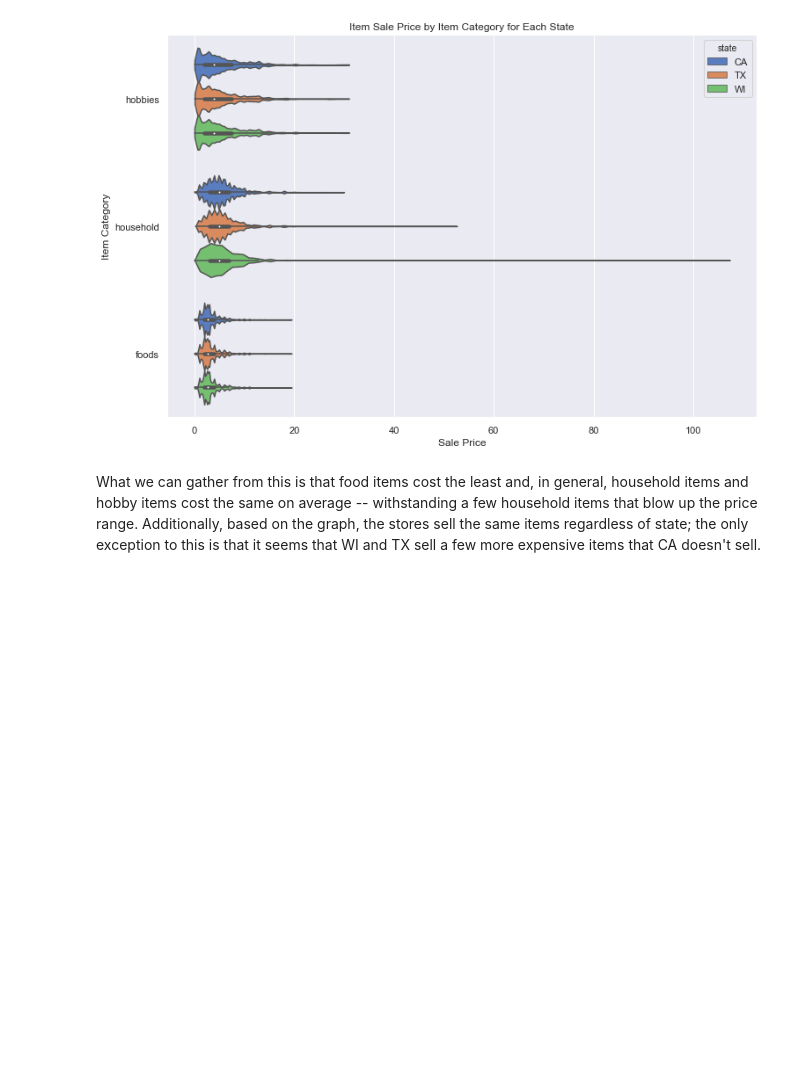
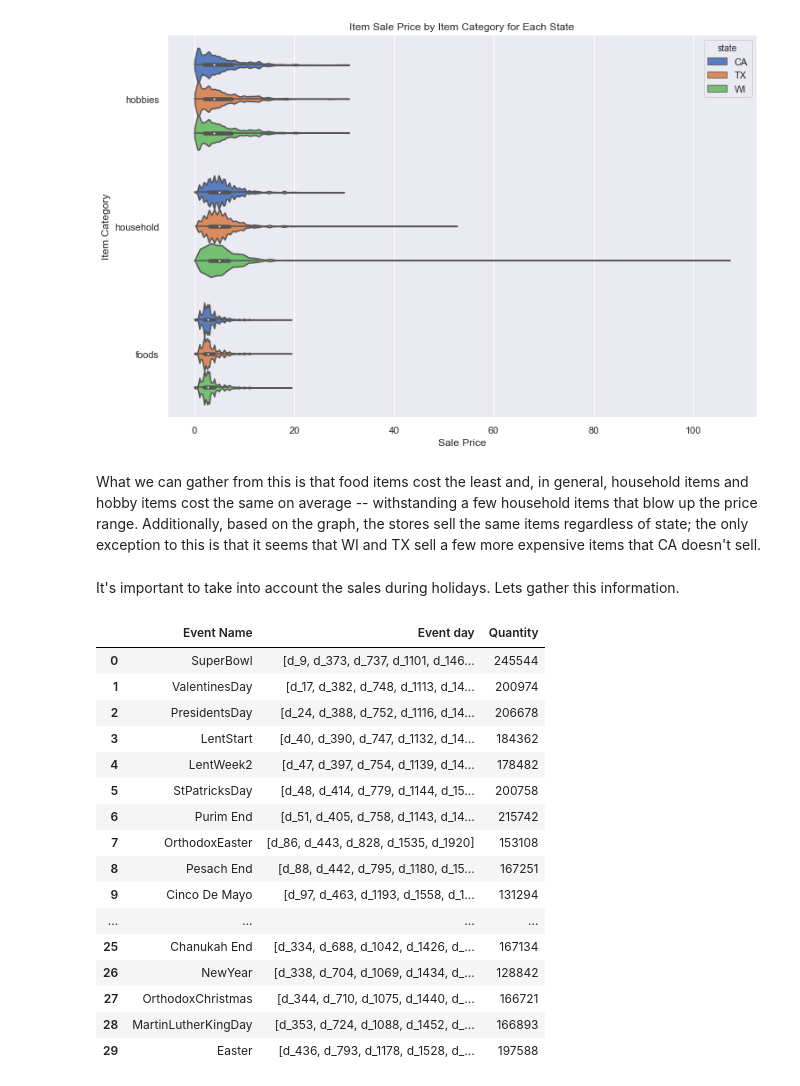
Before and after one commit to Luke-Gray/M5-Accuracy, a Jupyter notebook: M5 Basic EDA.ipynb, the cells around one changed output. Cells and saved outputs as stored; diff of their text form; code cells hidden in the pictures; blank space fills up the shorter version.

```diff
--- a/M5 Basic EDA.ipynb
+++ b/M5 Basic EDA.ipynb
@@ -307,3 +313,45 @@ Text(0.5, 1.0, 'Item Sale Price by Item Category for Each State')
 [figure]
 # %% [markdown]
 What we can gather from this is that food items cost the least and, in general, household items and hobby items cost the same on average -- withstanding a few household items that blow up the price range. Additionally, based on the graph, the stores sell the same items regardless of state; the only exception to this is that it seems that WI and TX sell a few more expensive items that CA doesn't sell.
+# %% [markdown]
+It's important to take into account the sales during holidays. Lets gather this information.
+# %%
+#credit: https://www.kaggle.com/williamhuybui/holiday-s-visualization
+
+#List of all events
+event_list=[i for i in cal.event_name_1.fillna(0).unique() if i != 0]
+
+#Extract all the days an event has in the span of 1916 days
+day_event_list=[cal[cal.event_name_1==i].d.tolist() for i in event_list]
+
+#Create the Event_df dataframe which we will use throughout the notebook
+event_df=pd.DataFrame({'Event Name' : event_list, 'Event day':day_event_list})
+restricted_day= set(['d_'+ str(i) for i in np.arange(1916,1970)])
+quantity=[]
+
+for i in day_event_list:
+    # Making sure that we exclude all the days thats are not in the training set
+    clean_i=list(set(i)-restricted_day)
+    temp=sales[clean_i].sum().sum() #Adding columns and then rows
+    quantity.append(temp)
+
+event_df['Quantity']=quantity
+event_df
+# %% [output]
+|  | Event Name | Event day | Quantity |
+| 0 | SuperBowl | [d_9, d_373, d_737, d_1101, d_146... | 245544 |
+| 1 | ValentinesDay | [d_17, d_382, d_748, d_1113, d_14... | 200974 |
+| 2 | PresidentsDay | [d_24, d_388, d_752, d_1116, d_14... | 206678 |
+| 3 | LentStart | [d_40, d_390, d_747, d_1132, d_14... | 184362 |
+| 4 | LentWeek2 | [d_47, d_397, d_754, d_1139, d_14... | 178482 |
+| 5 | StPatricksDay | [d_48, d_414, d_779, d_1144, d_15... | 200758 |
+| 6 | Purim End | [d_51, d_405, d_758, d_1143, d_14... | 215742 |
+| 7 | OrthodoxEaster | [d_86, d_443, d_828, d_1535, d_1920] | 153108 |
+| 8 | Pesach End | [d_88, d_442, d_795, d_1180, d_15... | 167251 |
+| 9 | Cinco De Mayo | [d_97, d_463, d_1193, d_1558, d_1... | 131294 |
+| ... | ... | ... | ... |
+| 25 | Chanukah End | [d_334, d_688, d_1042, d_1426, d_... | 167134 |
+| 26 | NewYear | [d_338, d_704, d_1069, d_1434, d_... | 128842 |
+| 27 | OrthodoxChristmas | [d_344, d_710, d_1075, d_1440, d_... | 166721 |
+| 28 | MartinLutherKingDay | [d_353, d_724, d_1088, d_1452, d_... | 166893 |
+| 29 | Easter | [d_436, d_793, d_1178, d_1528, d_... | 197588 |
```
Also changed, not shown: parts of 6 cells of this notebook.
